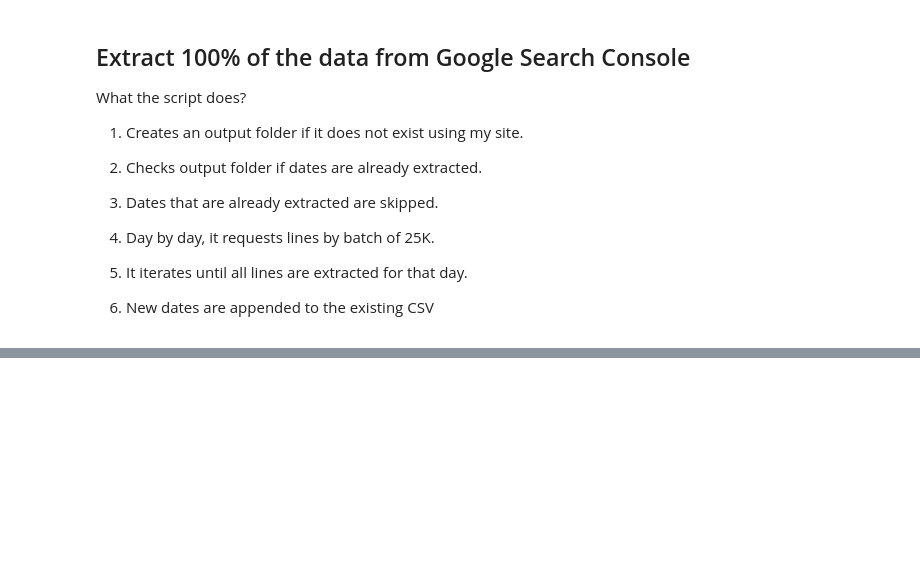
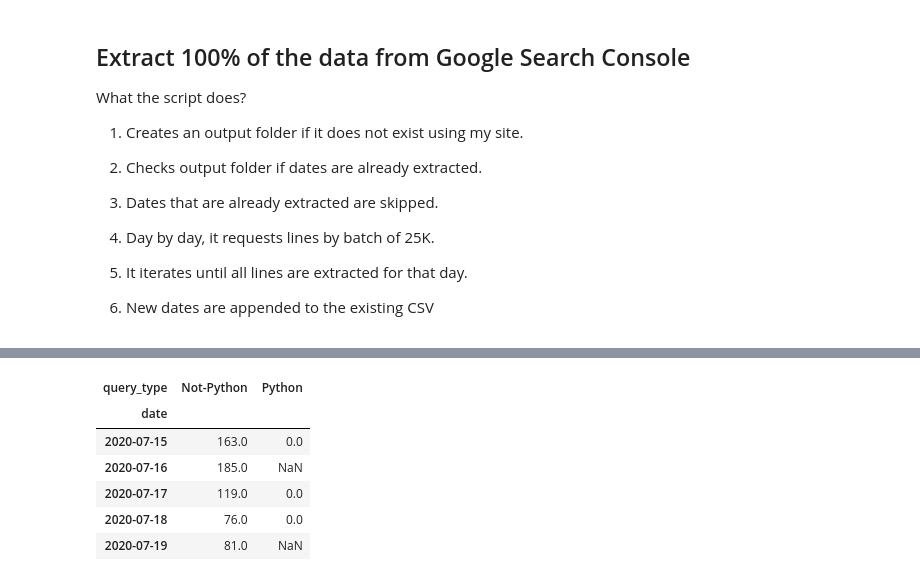
Before and after one commit to jcchouinard/GoogleSearchConsole-Tutorial, a Jupyter notebook: run_gsc.ipynb, the cells around one changed output, grey strips where cells are left out. Cells and saved outputs as stored; diff of their text form; code cells hidden in the pictures; blank space fills up the shorter version.

```diff
--- a/run_gsc.ipynb
+++ b/run_gsc.ipynb
@@ -131,5 +195,13 @@ df.head(5)
 # %%
 df = df.set_index(['date','query_type'])['clicks'].unstack()
-df.head(5)
+df.head()
+# %% [output]
+| query_type | Not-Python | Python |
+| date |  |  |
+| 2020-07-15 | 163.0 | 0.0 |
+| 2020-07-16 | 185.0 | NaN |
+| 2020-07-17 | 119.0 | 0.0 |
+| 2020-07-18 | 76.0 | 0.0 |
+| 2020-07-19 | 81.0 | NaN |
 # %%
 df = df.reset_index().rename_axis(None, axis=1)
```
Also changed, not shown: parts of 23 cells of this notebook, 4 other files.
